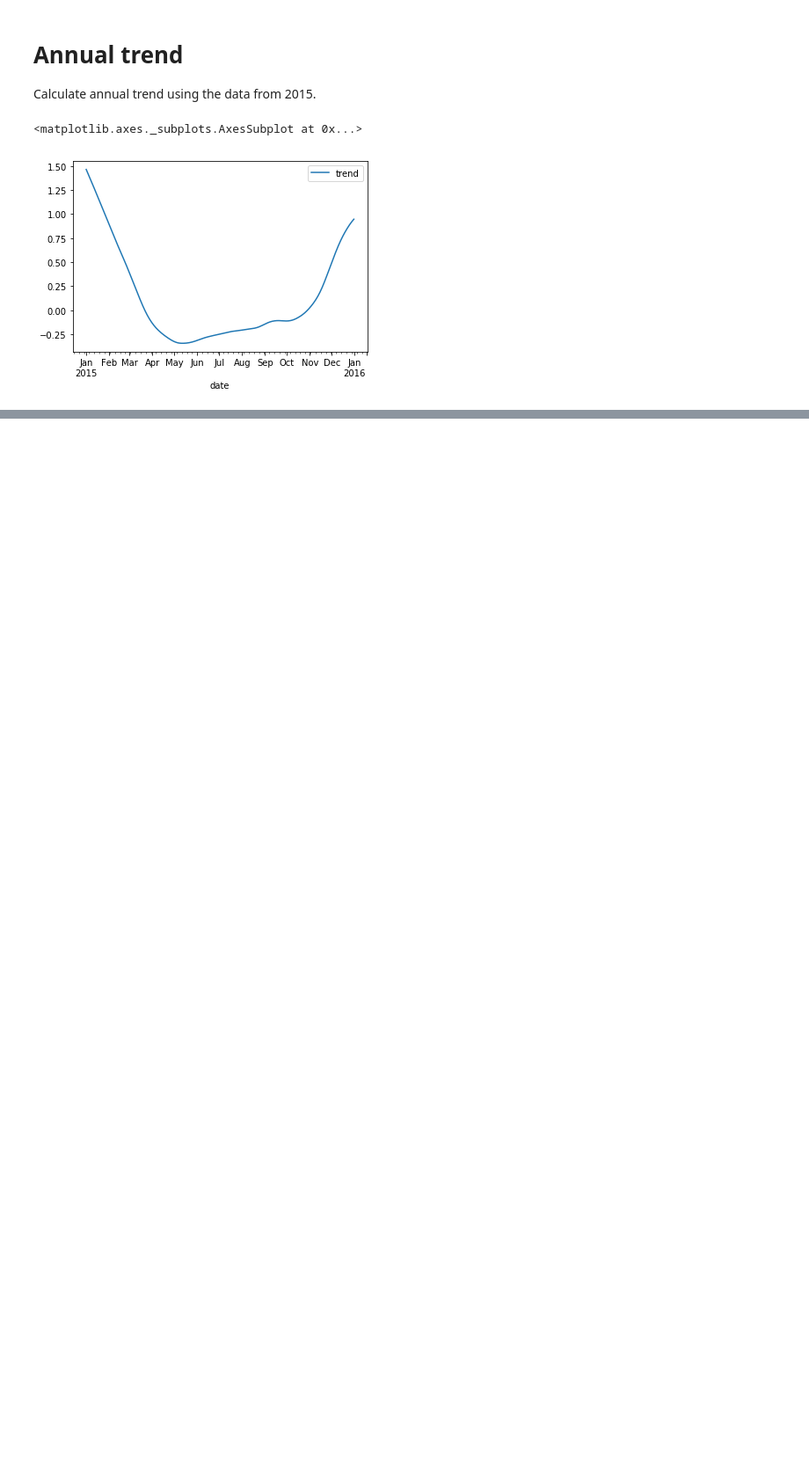
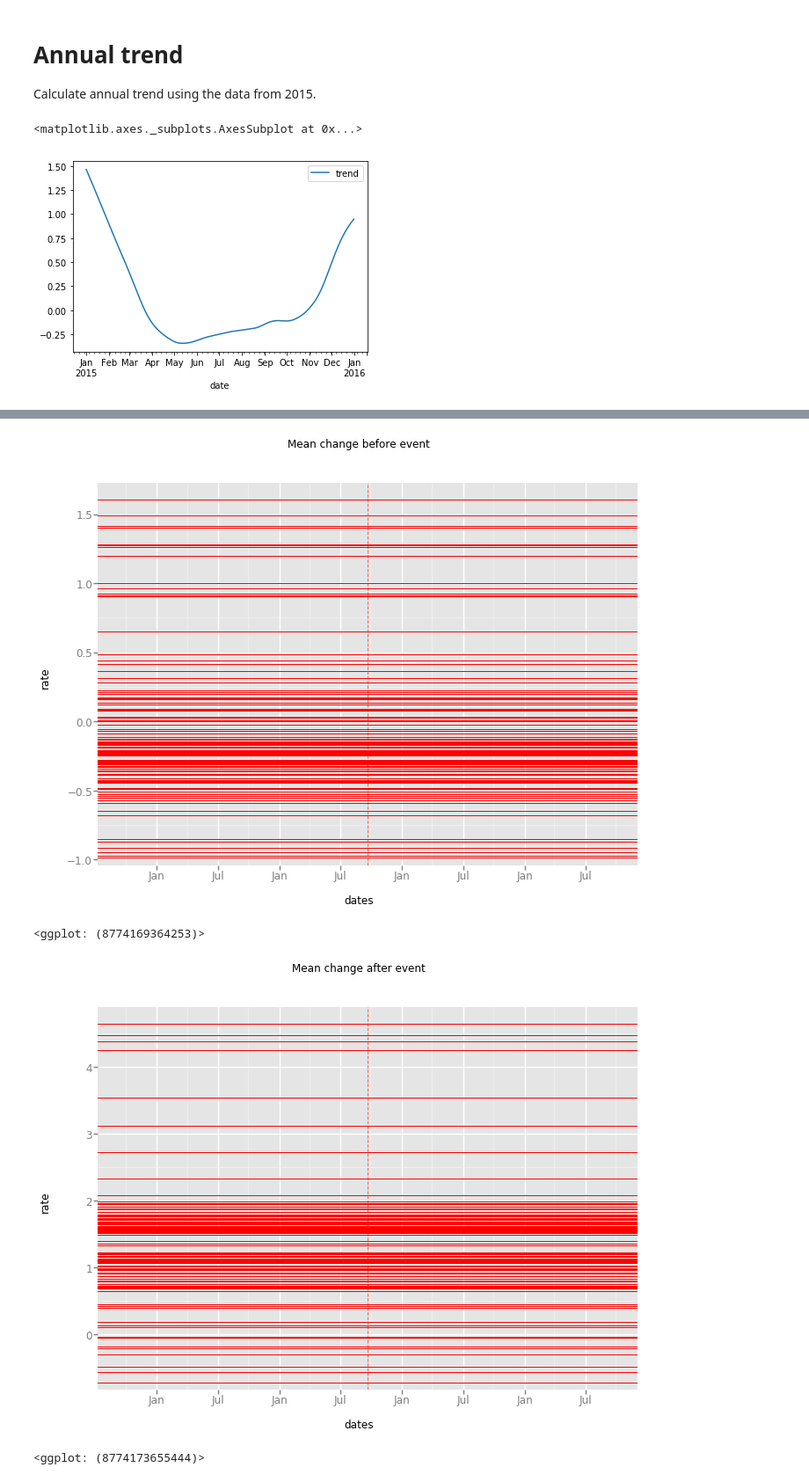
Before and after one commit to Angelsan720/datascience_jan19, a Jupyter notebook: project1/main.ipynb, the cells around one changed output, grey strips where cells are left out. Shown at 88% size. Cells and saved outputs as stored; diff of their text form; code cells hidden in the pictures; blank space fills up the shorter version.

```diff
--- a/project1/main.ipynb
+++ b/project1/main.ipynb
@@ -441,0 +469,50 @@ SyntaxError: invalid syntax (<ipython-input-63-cc687880240f>, line 27)
+# %%
+#Create scatter plot of Dates vs Deaths from January, 1, 2017-May, 30, 2018
+#data for observations with more than zero(0) deaths
+from scipy import stats
+
+mu = ann_trend["trend"].mean()
+sigma = ann_trend["trend"].var()
+
+df["annual_rate"] = np.random.normal(mu, sigma, len(df['day_rate']))
+tempFrame = df['day_rate']-df["year_rate"]-df["annual_rate"]
+
+diff = pd.DataFrame({"rate": tempFrame.values, "dates": tempFrame.index})
+
+before = diff.loc[diff['dates'] >= pd.Timestamp(2017, 1, 1)]
+before = before.loc[before['dates'] < pd.Timestamp(2017,9,20)]
+
+after = diff.loc[diff['dates'] >= pd.Timestamp(2017,9,20)]
+after = after.loc[after['dates'] <= pd.Timestamp(2018,4,15)]
+
+before_smooth = lowess(before.rate,before.dates, frac=2/3, it=2, return_sorted=False)
+after_smooth = lowess(after.rate,after.dates, frac=2/3, it=2, return_sorted=False)
+
+data = diff.loc[diff['dates'] >= pd.Timestamp(2017,1,1)]
+data = data.loc[data['dates'] <= pd.Timestamp(2018,4,15)]
+
+smooth = np.concatenate((before_smooth , after_smooth))
+data["smooth"] = smooth
+
+data["se_smooth"] = stats.sem(smooth)
+
+
+b  = ggplot(aes(x = 'dates', y = 'rate',ymin='smooth - 1.96*se_smooth', ymax='smooth + 1.96*se_smooth'), data = data)
+b += geom_vline(x = [pd.to_datetime(datetime.date(2017,9,20))], linetype = "dashed", color = "tomato", size = 1)
+b += scale_x_date(labels = "%b", date_breaks = "1 months", date_minor_breaks = "1 months")
+b += ggtitle("Mean change before event")
+for i in range(0 , 101):
+    b += geom_hline(y = np.mean(before.rate.values[i*2:(i+5)*2]), linetype = "solid", color ="red" , size = 1)
+
+a  = ggplot(aes(x = 'dates', y = 'rate',ymin='smooth - 1.96*se_smooth', ymax='smooth + 1.96*se_smooth'), data = data)
+a += geom_vline(x = [pd.to_datetime(datetime.date(2017,9,20))], linetype = "dashed", color = "tomato", size = 1)
+a += scale_x_date(labels = "%b", date_breaks = "1 months", date_minor_breaks = "1 months")
+a += ggtitle("Mean change after event")
+for i in range(0 , 101):
+    a += geom_hline(y = np.mean(after.rate.values[i*2:(i+5)*2]), linetype = "solid", color ="red" , size = 1)
+print( b , a )
+# %% [output]
+[figure, added]
+<ggplot: (8774169364253)>
+[figure, added]
+<ggplot: (8774173655444)>
```
Also changed, not shown: parts of 5 cells of this notebook.
